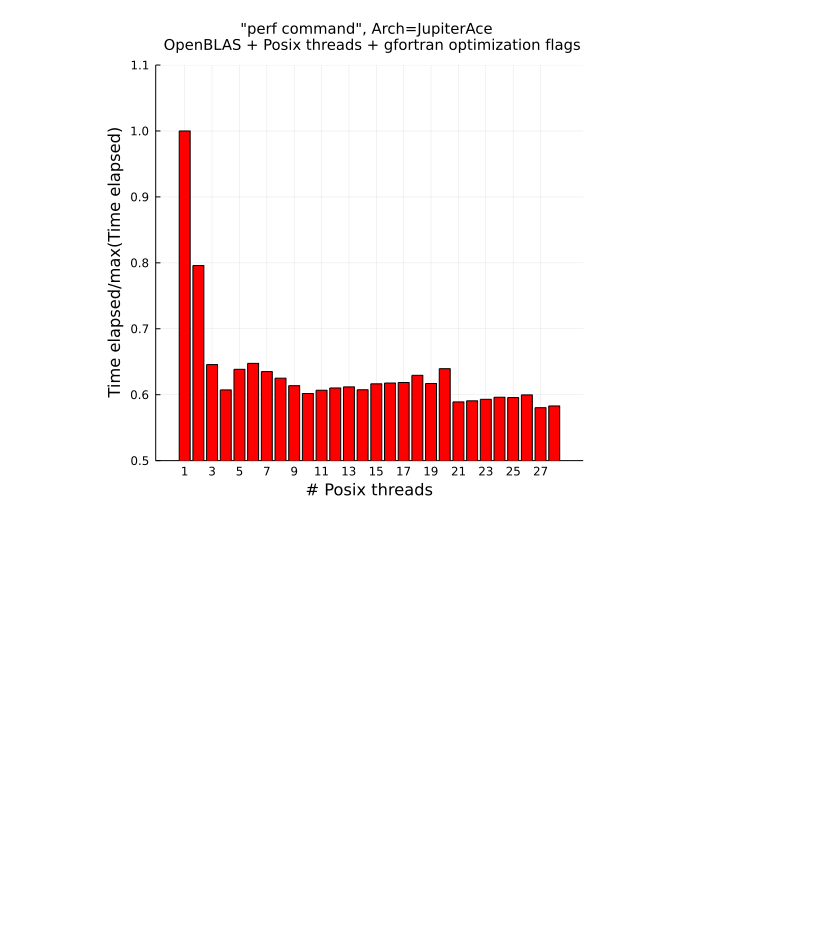
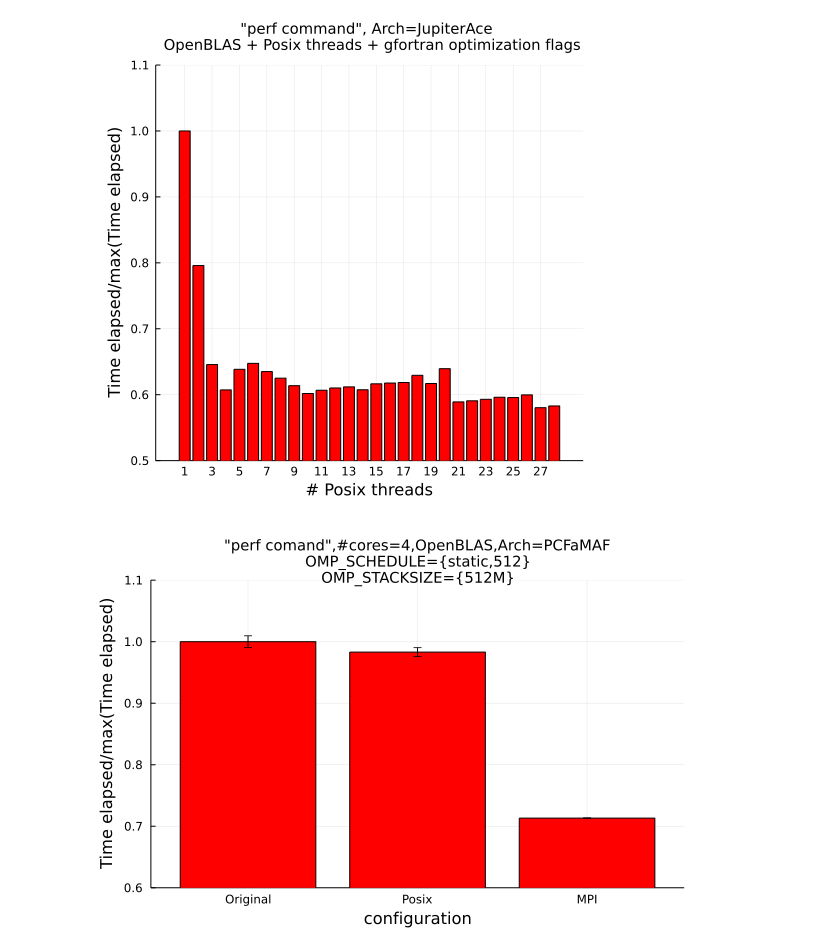
Before and after one commit to mendzmartin/mctdh_cp2021, a Jupyter notebook: double_quantum_dot_model/qdot_02/energies_vs_lambda/study_of_performance_04/results.ipynb, the cells around one changed output. Cells and saved outputs as stored; diff of their text form; code cells hidden in the pictures; blank space fills up the shorter version.

```diff
--- a/double_quantum_dot_model/qdot_02/energies_vs_lambda/study_of_performance_04/results.ipynb
+++ b/double_quantum_dot_model/qdot_02/energies_vs_lambda/study_of_performance_04/results.ipynb
@@ -372,3 +354,19 @@ savefig(plot1,"./plots/CPUtime_vs_NumCores.pdf");
 display(plot1);
 # %% [output]
 [figure]
+# %%
+conf=["Original","Posix","MPI"]
+time = [1338.65,1315.97,954.777]
+timeErr = [12.81,9.63,0.382]
+plt1 = plot(    conf,time/maximum(time),seriestype =:bar,
+                yerrorbar=timeErr/maximum(time),ylims=(0.6,1.1),
+                color="red",label="")
+plot1 = plot!(  plt1,
+                title="\"perf comand\",#cores=4,OpenBLAS,Arch=PCFaMAF\nOMP_SCHEDULE={static,512}\nOMP_STACKSIZE={512M}",
+                titlefontsize=10,
+                xlabel="configuration",
+                ylabel="Time elapsed/max(Time elapsed)")
+savefig(plot1,"./plots/MPIvsPOSIXpdf");
+display(plot1);
+# %% [output]
+[figure, added]
```
Also changed, not shown: parts of 1 cell of this notebook, 2 other files.
